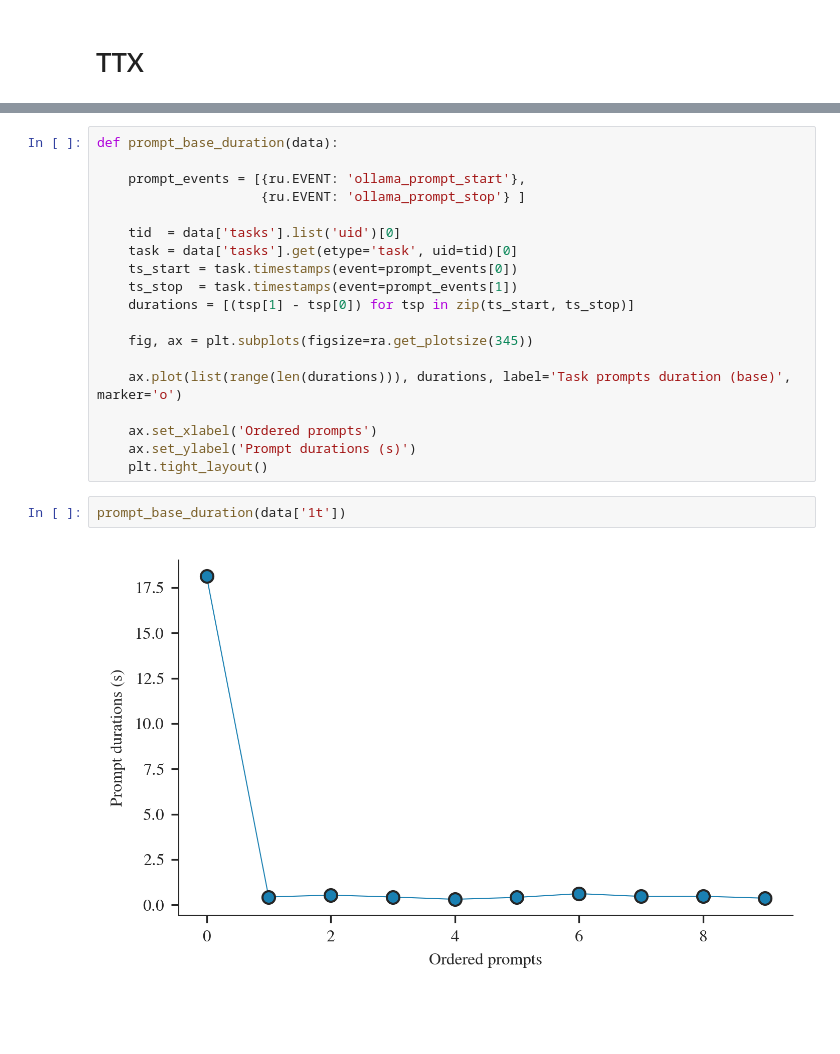
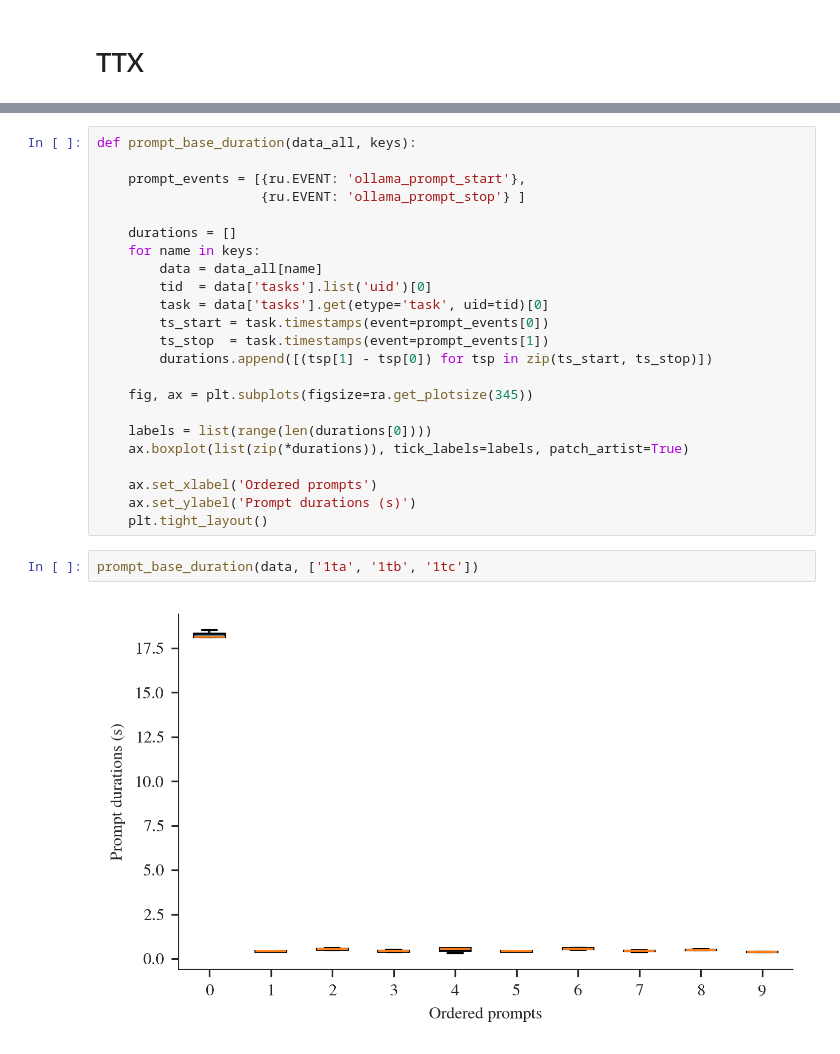
Before and after one commit to radical-experiments/ollama, a Jupyter notebook: polaris_experiments/analysis/plotting-DRAFT.ipynb, the cells around one changed output, grey strips where cells are left out. Saved outputs shown, nothing was run; the diff lists cells and outputs as text; blank space fills up the shorter version.

```diff
--- a/polaris_experiments/analysis/plotting-DRAFT.ipynb
+++ b/polaris_experiments/analysis/plotting-DRAFT.ipynb
@@ -628,26 +625,30 @@ prompt_ordered_durations(data)
 # %% [output]
 [figure]
 # %%
-def prompt_base_duration(data):
+def prompt_base_duration(data_all, keys):
 
     prompt_events = [{ru.EVENT: 'ollama_prompt_start'},
                      {ru.EVENT: 'ollama_prompt_stop'} ]
 
-    tid  = data['tasks'].list('uid')[0]
-    task = data['tasks'].get(etype='task', uid=tid)[0]
-    ts_start = task.timestamps(event=prompt_events[0])
-    ts_stop  = task.timestamps(event=prompt_events[1])
-    durations = [(tsp[1] - tsp[0]) for tsp in zip(ts_start, ts_stop)]
+    durations = []
+    for name in keys:
+        data = data_all[name]
+        tid  = data['tasks'].list('uid')[0]
+        task = data['tasks'].get(etype='task', uid=tid)[0]
+        ts_start = task.timestamps(event=prompt_events[0])
+        ts_stop  = task.timestamps(event=prompt_events[1])
+        durations.append([(tsp[1] - tsp[0]) for tsp in zip(ts_start, ts_stop)])
 
     fig, ax = plt.subplots(figsize=ra.get_plotsize(345))
 
-    ax.plot(list(range(len(durations))), durations, label='Task prompts duration (base)', marker='o')
+    labels = list(range(len(durations[0])))
+    ax.boxplot(list(zip(*durations)), tick_labels=labels, patch_artist=True)
 
     ax.set_xlabel('Ordered prompts')
     ax.set_ylabel('Prompt durations (s)')
     plt.tight_layout()
 # %%
-prompt_base_duration(data['1t'])
+prompt_base_duration(data, ['1ta', '1tb', '1tc'])
 # %% [output]
-[figure, old version]
+[figure, new version]
 # %%
```
Also changed, not shown: parts of 19 cells of this notebook, 4 other files.
